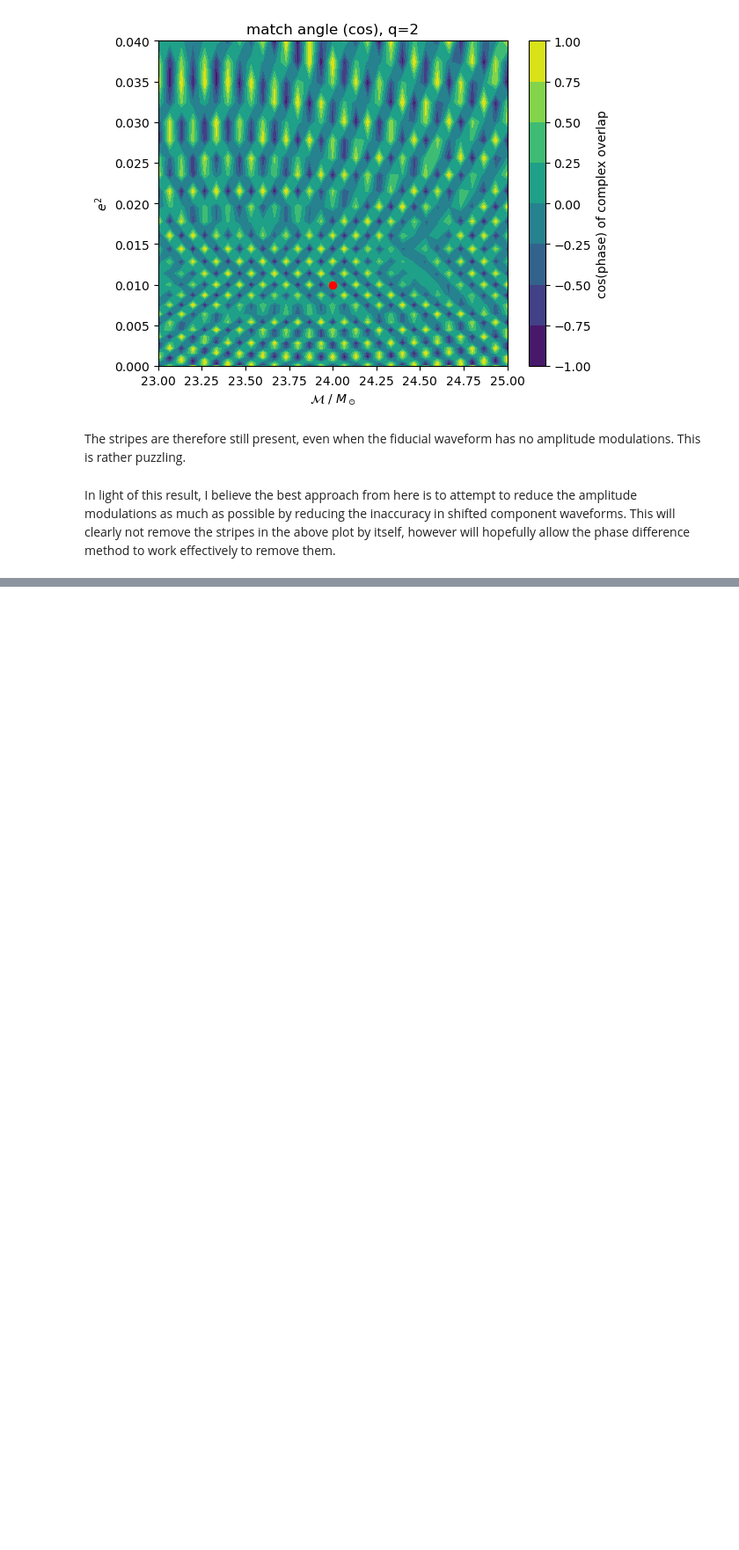
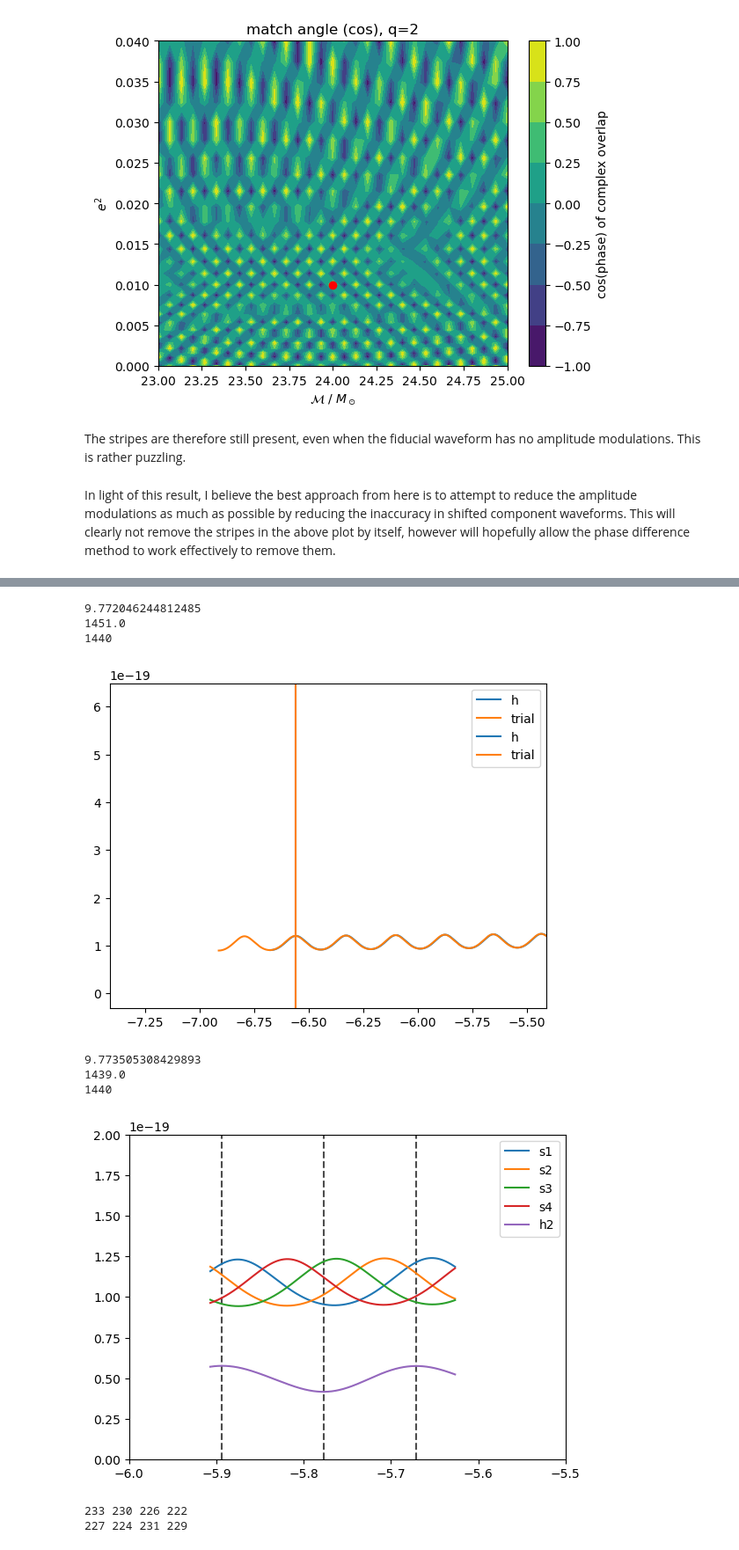
Before and after one commit to BenGPatterson/EccentricBinaries, a Jupyter notebook: notebooks/stripe_investigation.ipynb, the cells around one changed output, grey strips where cells are left out. Shown at 88% size. Cells and saved outputs as stored; diff of their text form; code cells hidden in the pictures; blank space fills up the shorter version.

```diff
--- a/notebooks/stripe_investigation.ipynb
+++ b/notebooks/stripe_investigation.ipynb
@@ -923,0 +973,46 @@ In light of this result, I believe the best approach from here is to attempt to
+# %%
+shift_2pi = 10 - shifted_f(10, 0.1, chirp2total(24, 2), 2)
+s_f = 10 - (3*shift_2pi/4)
+s_e = shifted_e(s_f, 10, 0.1)
+_, h1, h2, h3, h4, s1, s2, s3, s4 = get_h([1,1,1,1], s_f, s_e, chirp2total(24, 2), 2, 4096, comp_shift_corr=True)
+
+inds = [3150,4300]
+plt.plot(s1.sample_times[inds[0]:inds[1]], abs(s1[inds[0]:inds[1]]), label='s1')
+plt.plot(s1.sample_times[inds[0]:inds[1]], abs(s2[inds[0]:inds[1]]), label='s2')
+plt.plot(s1.sample_times[inds[0]:inds[1]], abs(s3[inds[0]:inds[1]]), label='s3')
+plt.plot(s1.sample_times[inds[0]:inds[1]], abs(s4[inds[0]:inds[1]]), label='s4')
+plt.plot(h2.sample_times[inds[0]:inds[1]], abs(h2[inds[0]:inds[1]])*2, label='h2')
+peakh2_ind = np.argmax(abs(h2[inds[0]:inds[1]]))
+peakh2_ind2 = np.argmax(abs(h2[inds[1]-int(np.diff(inds)[0]/2):inds[1]]))
+minh2_ind = np.argmin(abs(h2[inds[0]:inds[1]]))
+plt.axvline(h2.sample_times[inds[0]+peakh2_ind], c='k', ls='dashed', zorder=-1, alpha=0.7)
+plt.axvline(h2.sample_times[inds[1]-int(np.diff(inds)[0]/2)+peakh2_ind2], c='k', ls='dashed', zorder=-1, alpha=0.7)
+plt.axvline(h2.sample_times[inds[0]+minh2_ind], c='k', ls='dashed', zorder=-1, alpha=0.7)
+plt.ylim(0e-19,2e-19)
+plt.xlim(-6,-5.5)
+plt.legend()
+plt.show()
+
+peak1_ind1 = np.argmax(abs(s1[inds[0]:inds[1]-int(np.diff(inds)[0]/2)]))
+peak1_ind2 = np.argmax(abs(s1[inds[1]-int(np.diff(inds)[0]/2):inds[1]])) - inds[0] - int(np.diff(inds)[0]/2) + inds[1]
+peak2_ind = np.argmax(abs(s2[inds[0]:inds[1]]))
+peak3_ind = np.argmax(abs(s3[inds[0]:inds[1]]))
+peak4_ind = np.argmax(abs(s4[inds[0]:inds[1]]))
+min1_ind = np.argmin(abs(s1[inds[0]:inds[1]]))
+min2_ind = np.argmin(abs(s2[inds[0]:inds[1]]))
+min3_ind1 = np.argmin(abs(s3[inds[0]:inds[1]-int(np.diff(inds)[0]/2)]))
+min3_ind2 = np.argmin(abs(s3[inds[1]-int(np.diff(inds)[0]/2):inds[1]])) - inds[0] - int(np.diff(inds)[0]/2) + inds[1]
+min4_ind = np.argmin(abs(s4[inds[0]:inds[1]]))
+print(peak4_ind - peak1_ind1, peak3_ind - peak4_ind, peak2_ind - peak3_ind, peak1_ind2 - peak2_ind)
+print(min2_ind - min3_ind1, min1_ind - min2_ind, min4_ind - min1_ind, min3_ind2 - min4_ind)
+# %% [output]
+9.772046244812485
+1451.0
+1440
+[figure, added]
+9.773505308429893
+1439.0
+1440
+[figure, added]
+233 230 226 222
+227 224 231 229
```
Also changed, not shown: parts of 10 cells of this notebook, 2 other files.
